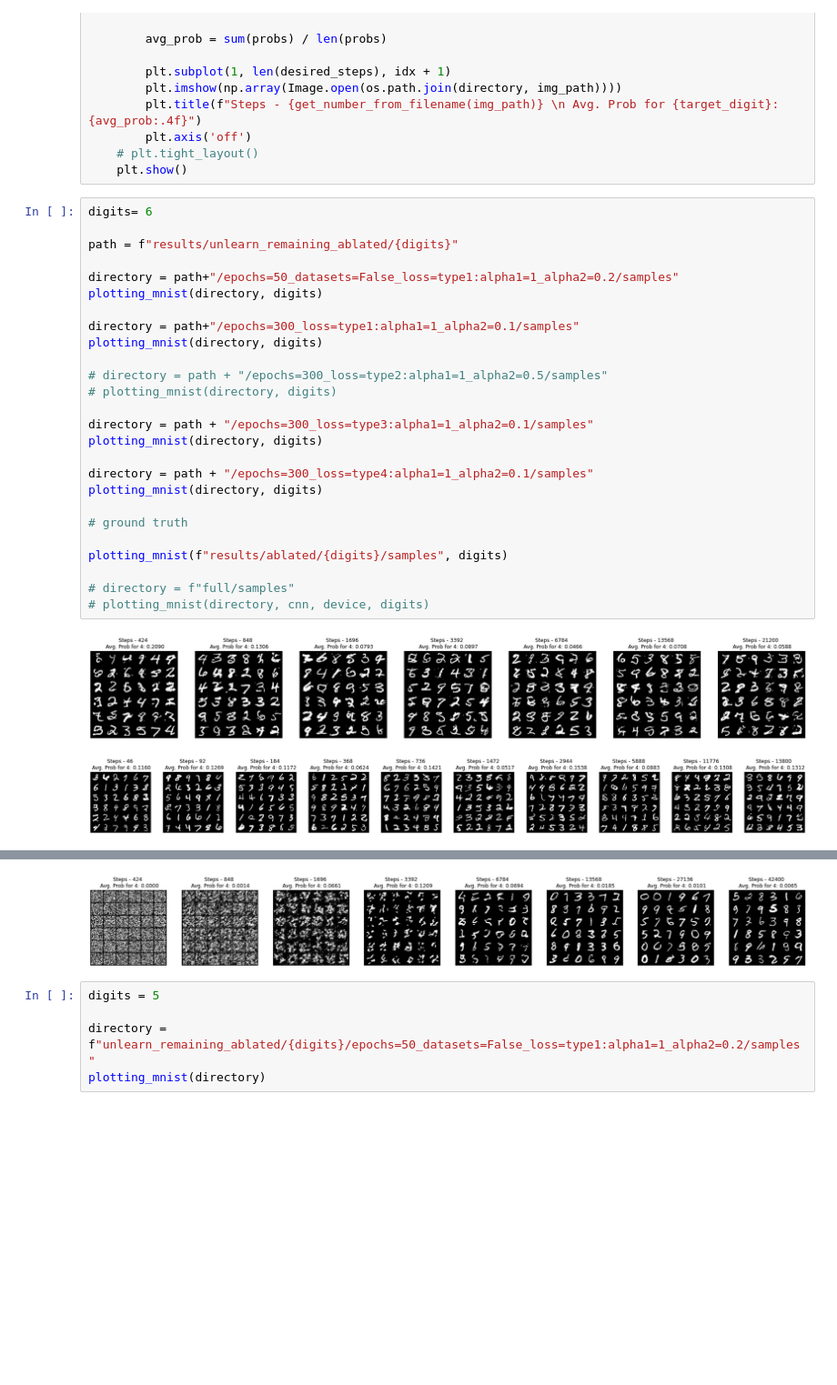
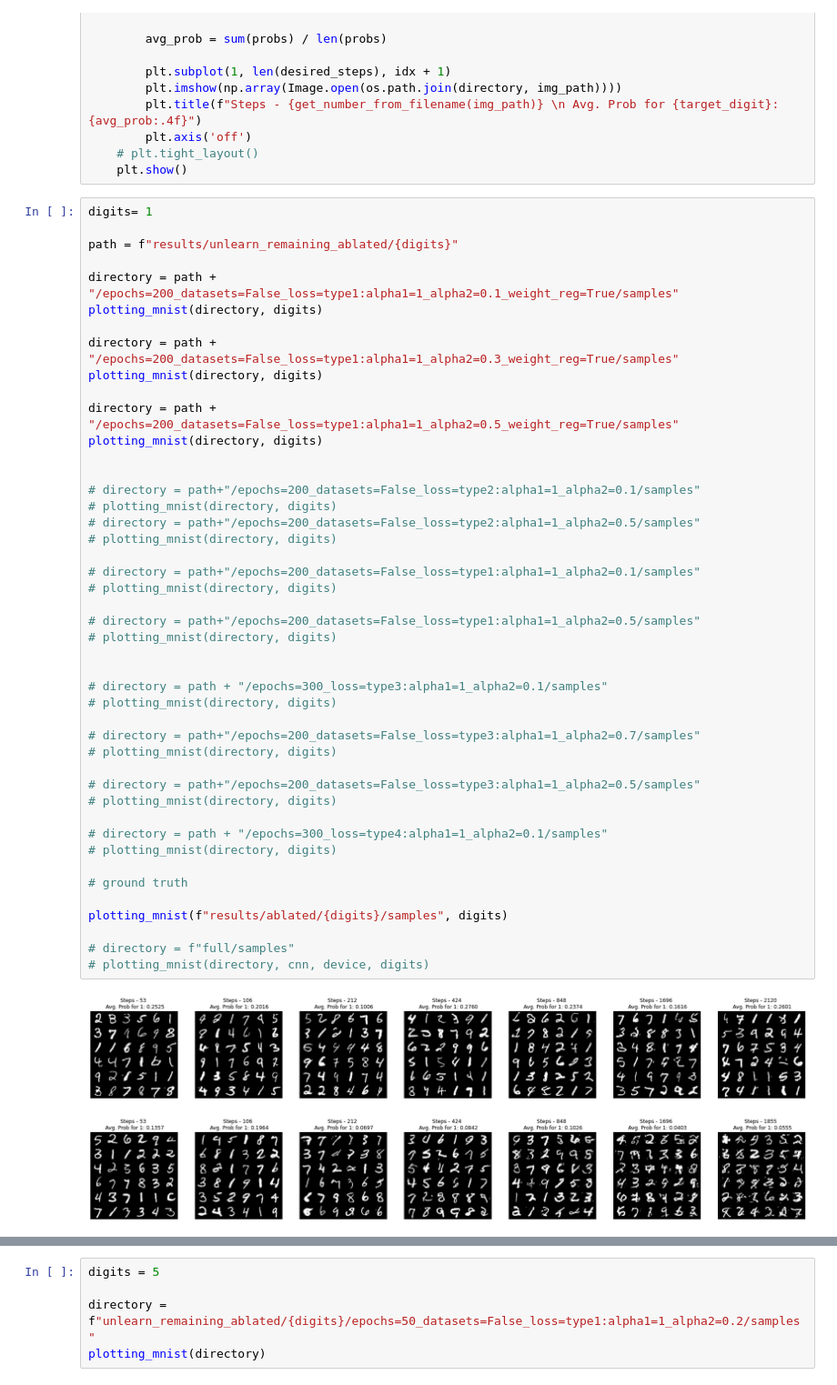
Before and after one commit to q8888620002/Group-Attribution-for-Diffusion-Models, a Jupyter notebook: display_generated_imgs.ipynb, the cells around one changed output, grey strips where cells are left out. Shown at 91% size. Saved outputs shown, nothing was run; the diff lists cells and outputs as text; blank space fills up the shorter version.

Commit message:
update weight reg

```diff
--- a/display_generated_imgs.ipynb
+++ b/display_generated_imgs.ipynb
@@ -96,31 +96,50 @@ def plotting_mnist(directory, target_digit=1):
     # plt.tight_layout()
     plt.show()
 # %%
-digits= 6
+digits= 1
 
 path = f"results/unlearn_remaining_ablated/{digits}"
 
-directory = path+"/epochs=50_datasets=False_loss=type1:alpha1=1_alpha2=0.2/samples"
+directory = path + "/epochs=200_datasets=False_loss=type1:alpha1=1_alpha2=0.1_weight_reg=True/samples"
 plotting_mnist(directory, digits)
 
-directory = path+"/epochs=300_loss=type1:alpha1=1_alpha2=0.1/samples"
+directory = path + "/epochs=200_datasets=False_loss=type1:alpha1=1_alpha2=0.3_weight_reg=True/samples"
 plotting_mnist(directory, digits)
 
-# directory = path + "/epochs=300_loss=type2:alpha1=1_alpha2=0.5/samples"
+directory = path + "/epochs=200_datasets=False_loss=type1:alpha1=1_alpha2=0.5_weight_reg=True/samples"
+plotting_mnist(directory, digits)
+
+
+# directory = path+"/epochs=200_datasets=False_loss=type2:alpha1=1_alpha2=0.1/samples"
+# plotting_mnist(directory, digits)
+# directory = path+"/epochs=200_datasets=False_loss=type2:alpha1=1_alpha2=0.5/samples"
 # plotting_mnist(directory, digits)
 
-directory = path + "/epochs=300_loss=type3:alpha1=1_alpha2=0.1/samples"
-plotting_mnist(directory, digits)
+# directory = path+"/epochs=200_datasets=False_loss=type1:alpha1=1_alpha2=0.1/samples"
+# plotting_mnist(directory, digits)
 
-directory = path + "/epochs=300_loss=type4:alpha1=1_alpha2=0.1/samples"
-plotting_mnist(directory, digits)
+# directory = path+"/epochs=200_datasets=False_loss=type1:alpha1=1_alpha2=0.5/samples"
+# plotting_mnist(directory, digits)
+
+
+# directory = path + "/epochs=300_loss=type3:alpha1=1_alpha2=0.1/samples"
+# plotting_mnist(directory, digits)
+
+# directory = path+"/epochs=200_datasets=False_loss=type3:alpha1=1_alpha2=0.7/samples"
+# plotting_mnist(directory, digits)
+
+# directory = path+"/epochs=200_datasets=False_loss=type3:alpha1=1_alpha2=0.5/samples"
+# plotting_mnist(directory, digits)
+
+# directory = path + "/epochs=300_loss=type4:alpha1=1_alpha2=0.1/samples"
+# plotting_mnist(directory, digits)
 
 # ground truth
 
 plotting_mnist(f"results/ablated/{digits}/samples", digits)
 
 # directory = f"full/samples"
 # plotting_mnist(directory, cnn, device, digits)
 # %% [output]
-[figure, old version]
+[figure, new version]
-[figure, old version]
+[figure, new version]
@@ -129,4 +148,3 @@ plotting_mnist(f"results/ablated/{digits}/samples", digits)
-[figure, removed]
 # %%
 digits = 5
 
```
Also changed, not shown: parts of 1 cell of this notebook, 2 other files.
